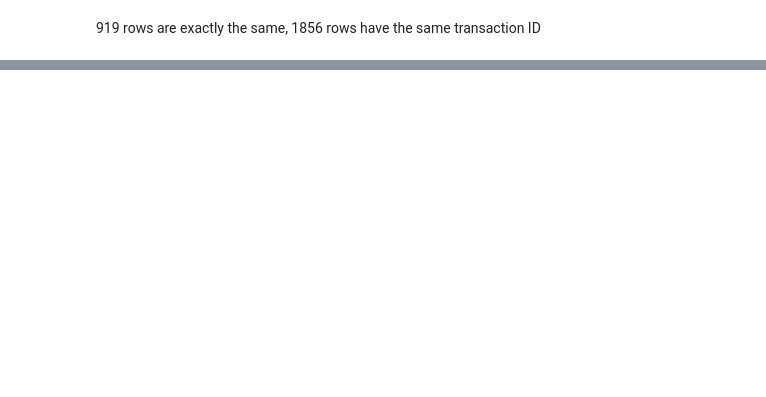
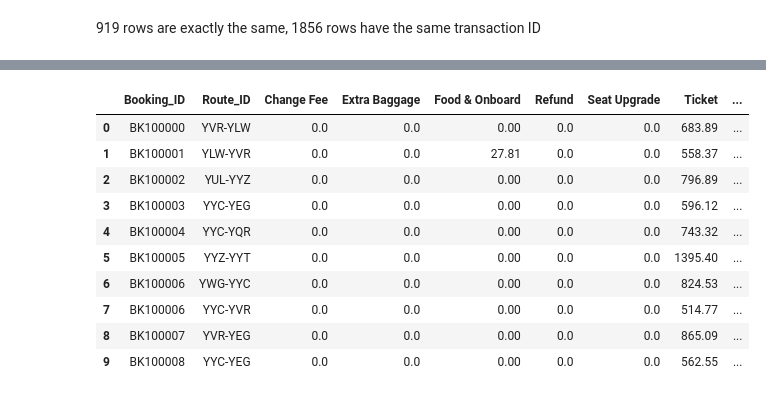
Before and after one commit to noahhynds/first-byte-2026, a Jupyter notebook: notebooks/01_clean_data.ipynb, the cells around one changed output, grey strips where cells are left out. Drawn from its saved outputs; the diff is of its cells as text; code cells hidden in the pictures; blank space fills up the shorter version.

Commit message:
make two new transaction dfs

```diff
--- a/notebooks/01_clean_data.ipynb
+++ b/notebooks/01_clean_data.ipynb
@@ -144,0 +392,28 @@ transactions["Transaction_Type"].unique()
+# %%
+# row per booking route
+# separates booking route based on rout id (connecting flights)
+booking_route_df = transactions.pivot_table(
+    index=["Booking_ID", "Route_ID"],
+    columns="Transaction_Type",
+    values="Amount",
+    aggfunc="sum",
+    fill_value=0
+).reset_index()
+
+booking_route_df.columns.name = None
+# %%
+booking_route_df["Total"] = booking_route_df["Change Fee"] + booking_route_df["Ticket"] + booking_route_df["Extra Baggage"] + booking_route_df["Food & Onboard"] + booking_route_df["Seat Upgrade"] - booking_route_df["Refund"]
+# %%
+booking_route_df.head(10)
+# %% [output]
+|  | Booking_ID | Route_ID | Change Fee | Extra Baggage | Food & Onboard | Refund | Seat Upgrade | Ticket | ... |
+| 0 | BK100000 | YVR-YLW | 0.0 | 0.0 | 0.00 | 0.0 | 0.0 | 683.89 | ... |
+| 1 | BK100001 | YLW-YVR | 0.0 | 0.0 | 27.81 | 0.0 | 0.0 | 558.37 | ... |
+| 2 | BK100002 | YUL-YYZ | 0.0 | 0.0 | 0.00 | 0.0 | 0.0 | 796.89 | ... |
+| 3 | BK100003 | YYC-YEG | 0.0 | 0.0 | 0.00 | 0.0 | 0.0 | 596.12 | ... |
+| 4 | BK100004 | YYC-YQR | 0.0 | 0.0 | 0.00 | 0.0 | 0.0 | 743.32 | ... |
+| 5 | BK100005 | YYZ-YYT | 0.0 | 0.0 | 0.00 | 0.0 | 0.0 | 1395.40 | ... |
+| 6 | BK100006 | YWG-YYC | 0.0 | 0.0 | 0.00 | 0.0 | 0.0 | 824.53 | ... |
+| 7 | BK100006 | YYC-YVR | 0.0 | 0.0 | 0.00 | 0.0 | 0.0 | 514.77 | ... |
+| 8 | BK100007 | YVR-YEG | 0.0 | 0.0 | 0.00 | 0.0 | 0.0 | 865.09 | ... |
+| 9 | BK100008 | YYC-YEG | 0.0 | 0.0 | 0.00 | 0.0 | 0.0 | 562.55 | ... |
```
Also changed, not shown: parts of 23 cells of this notebook.
